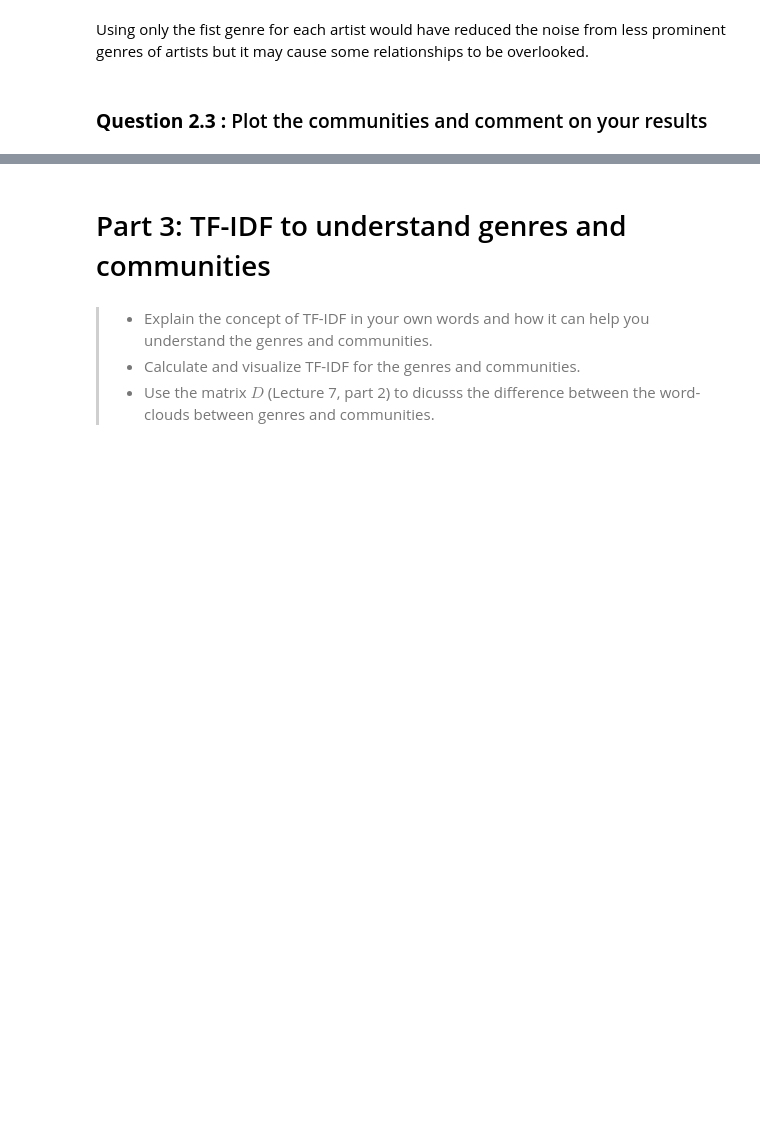
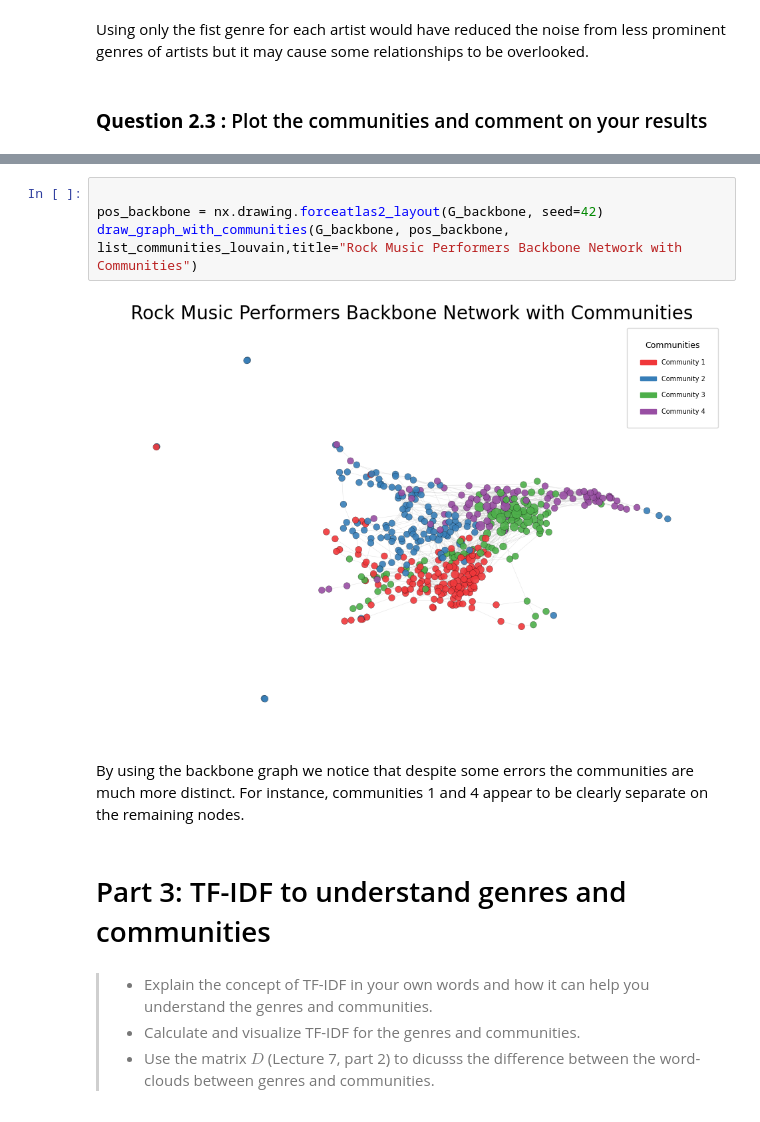
Before and after one commit to Azri-oss/Social_Graphs_Assignment_1, a Jupyter notebook: Assignment_2/Assingment2_Group14.ipynb, the cells around one changed output, grey strips where cells are left out. Saved outputs shown, nothing was run; the diff lists cells and outputs as text; blank space fills up the shorter version.

```diff
--- a/Assignment_2/Assingment2_Group14.ipynb
+++ b/Assignment_2/Assingment2_Group14.ipynb
@@ -374,3 +498,11 @@ Using only the fist genre for each artist would have reduced the noise from less
+# %%
+
+pos_backbone = nx.drawing.forceatlas2_layout(G_backbone, seed=42)
+draw_graph_with_communities(G_backbone, pos_backbone, list_communities_louvain,title="Rock Music Performers Backbone Network with Communities")
+# %% [output]
+[figure, added]
+# %% [markdown]
+By using the backbone graph we notice that despite some errors the communities are much more distinct. For instance, communities 1 and 4 appear to be clearly separate on the remaining nodes.
 # %% [markdown]
 # Part 3: TF-IDF to understand genres and communities
 # %% [markdown]
```
Also changed, not shown: parts of 7 cells of this notebook, 1 other file.
